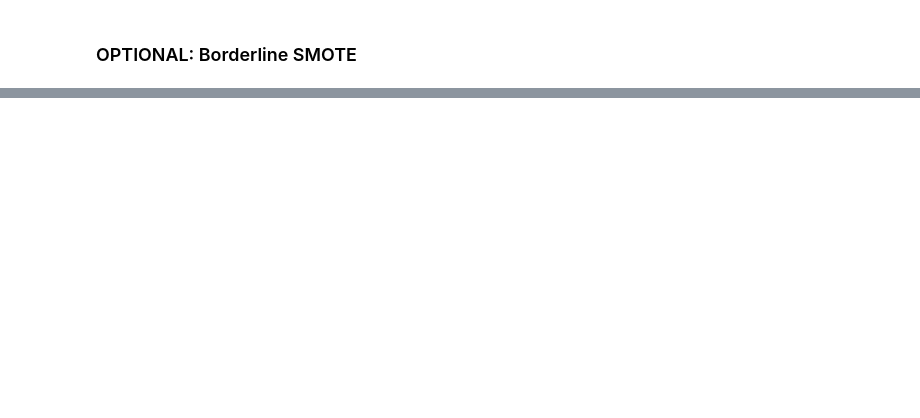
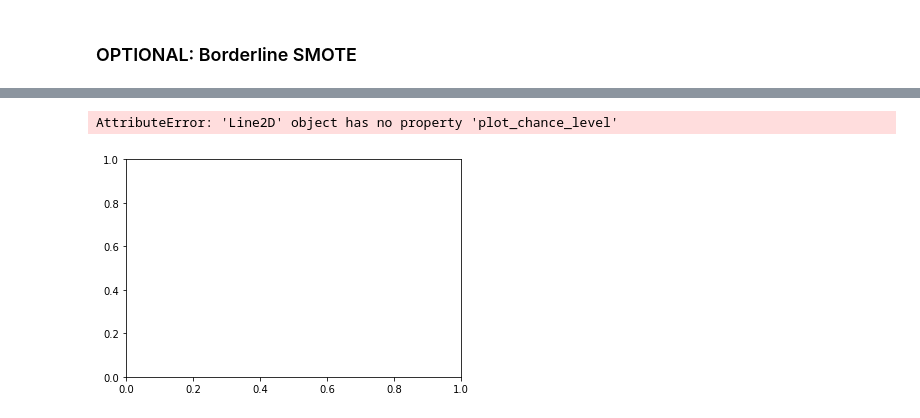
Before and after one commit to canoepus/think, a Jupyter notebook: upsampling.ipynb, the cells around one changed output, grey strips where cells are left out. Cells and saved outputs as stored; diff of their text form; code cells hidden in the pictures; blank space fills up the shorter version.

```diff
--- a/upsampling.ipynb
+++ b/upsampling.ipynb
@@ -324,0 +392,6 @@ plt.show()
+# %%
+psampled_output = classifier_randomly_upsampled.predict_proba(X_test)
+# Peak into a few predicted output probabilities: (probability of class 0, probability of class 1)
+print(upsampled_output[:10])
+# Grab the predicted probabilities for class 1 (We treat this as the positive, minority class)
+y_class1_pred_prob_upsampled = upsampled_output[:, 1]
@@ -324,0 +415,17 @@ plt.show()
+# %%
+upsampled_display_roc = metrics.RocCurveDisplay.from_predictions(
+    Y_test,
+    y_class1_pred_prob_upsampled,
+    pos_label=1,
+    name='Random Upsampling Classifier',
+    plot_chance_level=True, # Plots the ROC curve for a random classifier
+)
+
+# Labeling and TItling the Plot
+plt.title("ROC Curve for Random Upsampling Model")
+plt.xlabel("False Positive Rate")
+plt.ylabel("True Positive Rate")
+plt.show()
+# %% [output]
+AttributeError: 'Line2D' object has no property 'plot_chance_level'
+[figure, added]
```
Also changed, not shown: parts of 17 cells of this notebook.
